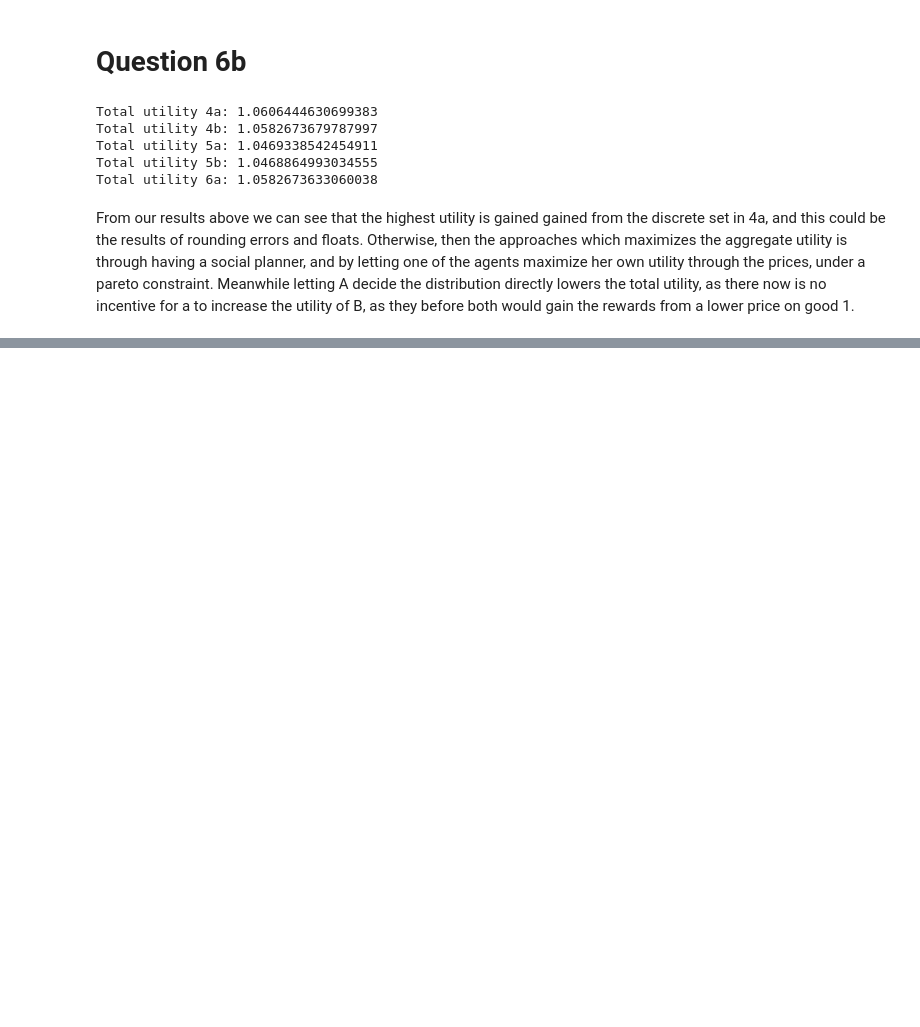
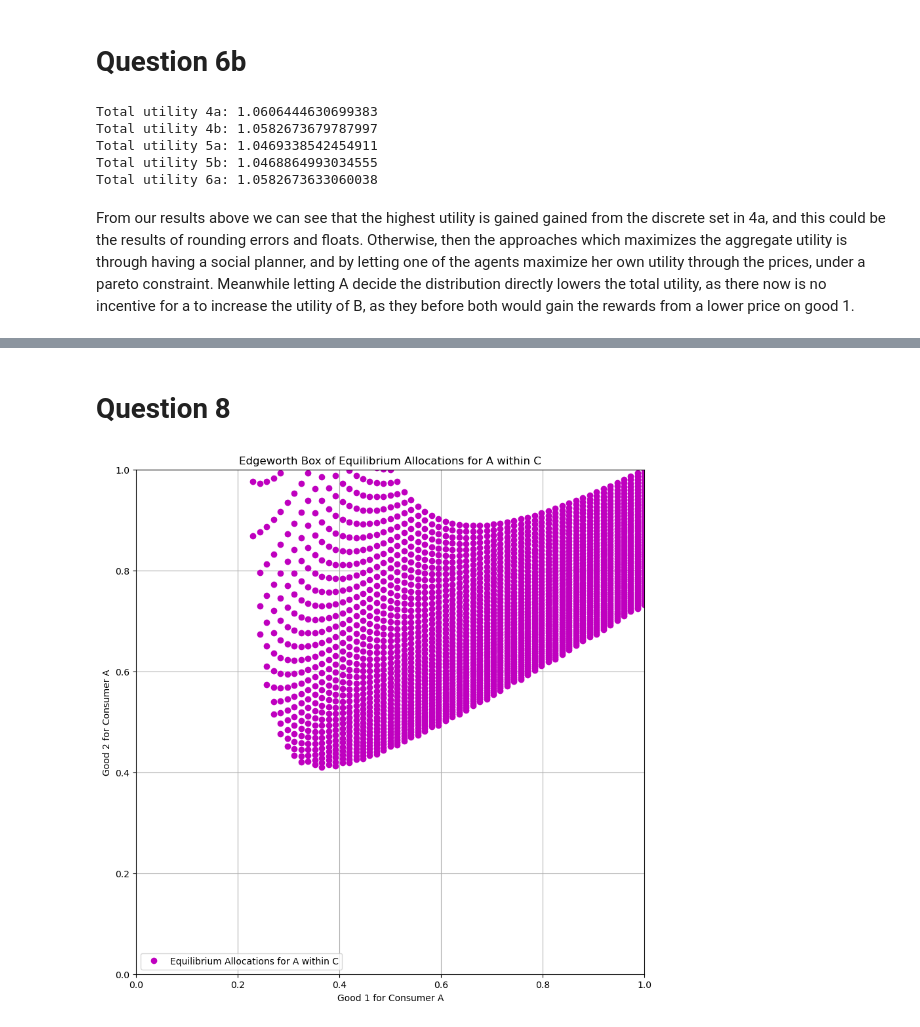
Before and after one commit to NumEconCopenhagen/projects-2024-econ-jyderne, a Jupyter notebook: inauguralproject/inauguralproject.ipynb, the cells around one changed output, grey strips where cells are left out. Cells and saved outputs as stored; diff of their text form; code cells hidden in the pictures; blank space fills up the shorter version.

```diff
--- a/inauguralproject/inauguralproject.ipynb
+++ b/inauguralproject/inauguralproject.ipynb
@@ -382,0 +410,75 @@ Meanwhile letting A decide the distribution directly lowers the total utility, a
+# %% [markdown]
+# Question 8
+# %%
+import numpy as np
+import matplotlib.pyplot as plt
+from types import SimpleNamespace
+from scipy.optimize import minimize_scalar
+
+class ExchangeEconomyClass:
+    def __init__(self, w1A, w2A):
+        par = self.par = SimpleNamespace()
+        par.alpha = 1/3
+        par.beta = 2/3
+        par.w1A = w1A
+        par.w2A = w2A
+
+    def utility_A(self, x1A, x2A):
+        return x1A**self.par.alpha * x2A**(1 - self.par.alpha)
+
+    def demand_A(self, p1):
+        p2 = 1  # Numeraire
+        x1A = self.par.alpha / p1 * (self.par.w1A + p1/p2 * self.par.w2A)
+        x2A = (1 - self.par.alpha) / p2 * (self.par.w1A + p1/p2 * self.par.w2A)
+        return x1A, x2A
+
+    def check_market_clearing(self, p1):
+        x1A, _ = self.demand_A(p1)
+        eps1 = x1A - self.par.w1A  # Simplified market clearing for good 1, assuming symmetry
+        return eps1**2  # Using squared error for numerical stability
+
+def find_equilibrium_price(w1A, w2A):
+    economy = ExchangeEconomyClass(w1A, w2A)
+    res = minimize_scalar(economy.check_market_clearing, bounds=(0.01, 10), method='bounded')
+    p1_eq = res.x
+    x1A, x2A = economy.demand_A(p1_eq)
+    return (x1A, x2A)
+
+# Initial economy setup with base endowments
+economy_base = ExchangeEconomyClass(0.8, 0.3)
+utility_A_threshold = economy_base.utility_A(0.8, 0.3)
+
+# Define C
+N = 75
+x1A_grid, x2A_grid = np.linspace(0, 1, N), np.linspace(0, 1, N)
+C_mask_A = np.zeros((N, N), dtype=bool)
+
+# Identifying allocations within C for A
+for i, x1A in enumerate(x1A_grid):
+    for j, x2A in enumerate(x2A_grid):
+        if economy_base.utility_A(x1A, x2A) >= utility_A_threshold:
+            C_mask_A[i, j] = True
+
+# Finding equilibrium allocations for A within C
+equilibrium_allocations_A = []
+for i in range(N):
+    for j in range(N):
+        if C_mask_A[i, j]:
+            x1A, x2A = x1A_grid[i], x2A_grid[j]
+            equilibrium_allocations_A.append(find_equilibrium_price(x1A, x2A))
+
+equilibrium_allocations_A = np.array(equilibrium_allocations_A)
+
+# Plotting
+plt.figure(figsize=(10, 10))
+plt.plot(equilibrium_allocations_A[:, 0], equilibrium_allocations_A[:, 1], 'mo', label='Equilibrium Allocations for A within C')
+plt.title('Edgeworth Box of Equilibrium Allocations for A within C')
+plt.xlabel('Good 1 for Consumer A')
+plt.ylabel('Good 2 for Consumer A')
+plt.xlim(0, 1)
+plt.ylim(0, 1)
+plt.legend()
+plt.grid(True)
+plt.show()
+# %% [output]
+[figure, added]
```
Also changed, not shown: parts of 3 cells of this notebook.
